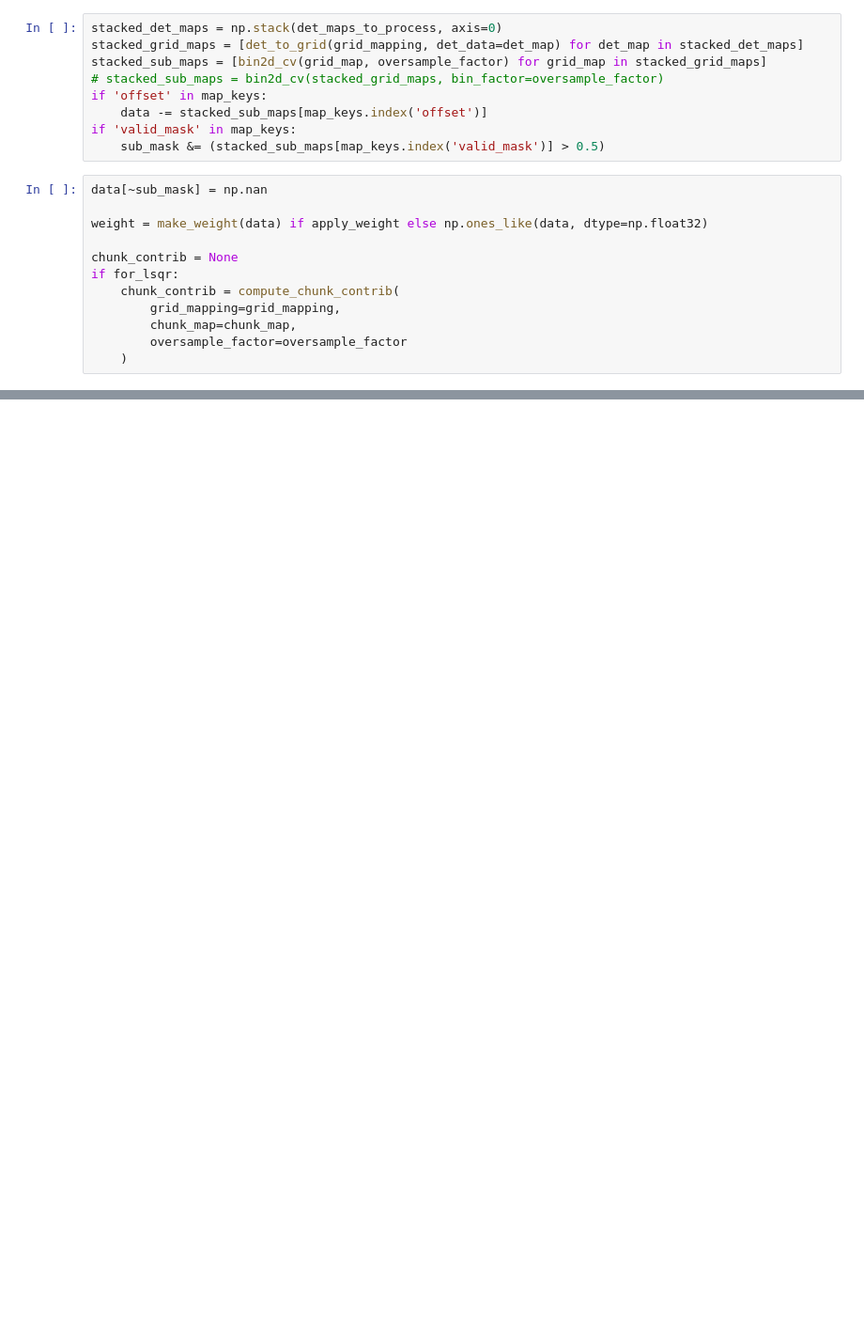
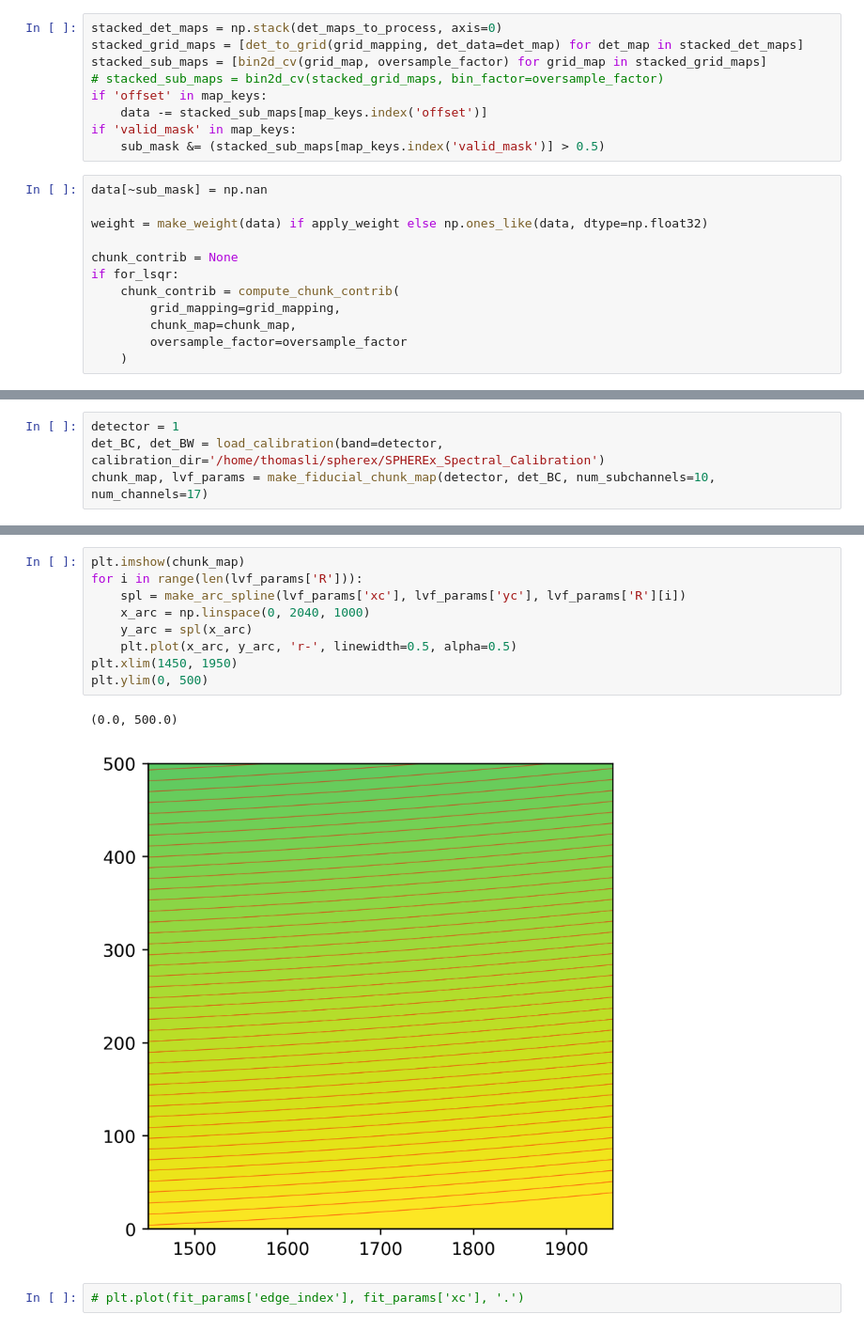
Before and after one commit to ThomasLiii/PySelfCal, a Jupyter notebook: spherex_selfcal_dev.ipynb, the cells around one changed output, grey strips where cells are left out. Shown at 94% size. Cells and saved outputs as stored; diff of their text form; blank space fills up the shorter version.

```diff
--- a/spherex_selfcal_dev.ipynb
+++ b/spherex_selfcal_dev.ipynb
@@ -206,0 +180,4 @@ def compute_offset_map(chunk_offset, chunk_map, interp_func=None):
+# %%
+detector = 1
+det_BC, det_BW = load_calibration(band=detector, calibration_dir='/home/thomasli/spherex/SPHEREx_Spectral_Calibration')
+chunk_map, lvf_params = make_fiducial_chunk_map(detector, det_BC, num_subchannels=10, num_channels=17)
@@ -206,0 +198,14 @@ def compute_offset_map(chunk_offset, chunk_map, interp_func=None):
+# %%
+plt.imshow(chunk_map)
+for i in range(len(lvf_params['R'])):
+    spl = make_arc_spline(lvf_params['xc'], lvf_params['yc'], lvf_params['R'][i])
+    x_arc = np.linspace(0, 2040, 1000)
+    y_arc = spl(x_arc)
+    plt.plot(x_arc, y_arc, 'r-', linewidth=0.5, alpha=0.5)
+plt.xlim(1450, 1950)
+plt.ylim(0, 500)
+# %% [output]
+(0.0, 500.0)
+[figure, added]
+# %%
+# plt.plot(fit_params['edge_index'], fit_params['xc'], '.')
```
Also changed, not shown: parts of 59 cells of this notebook, 19 other files.
